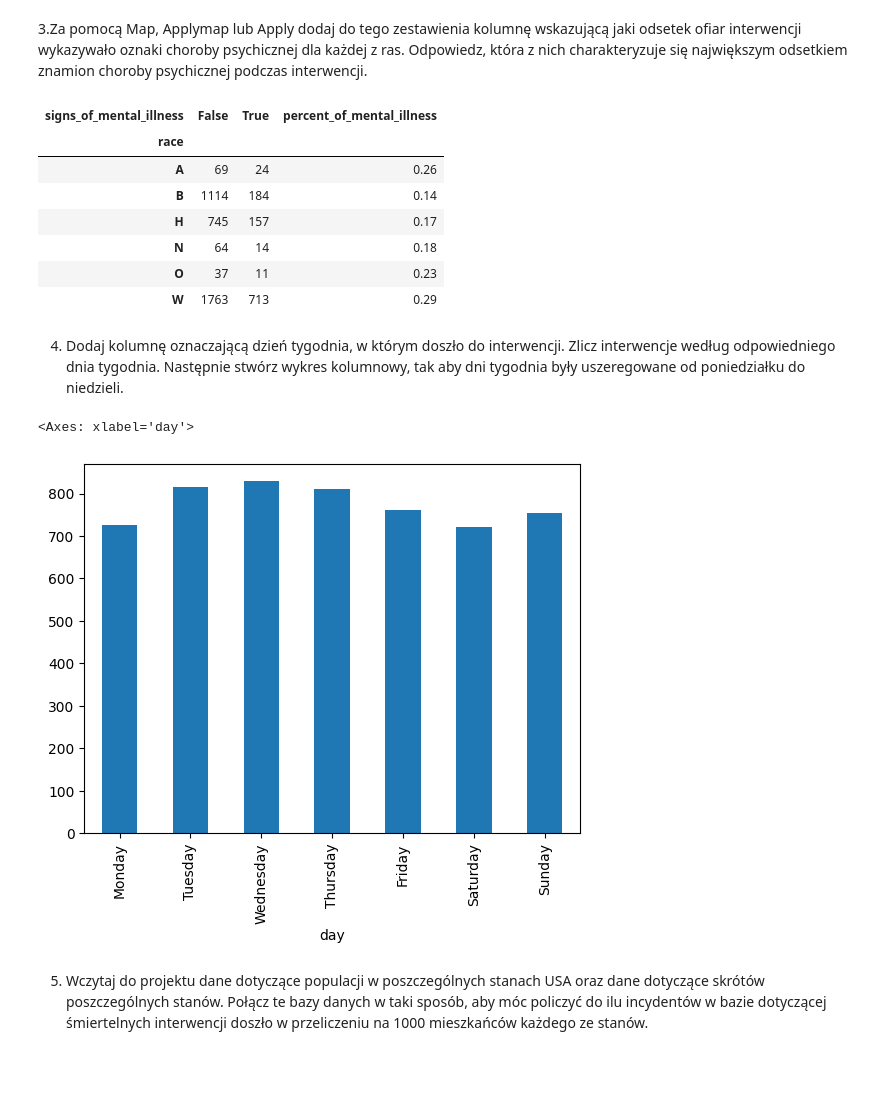
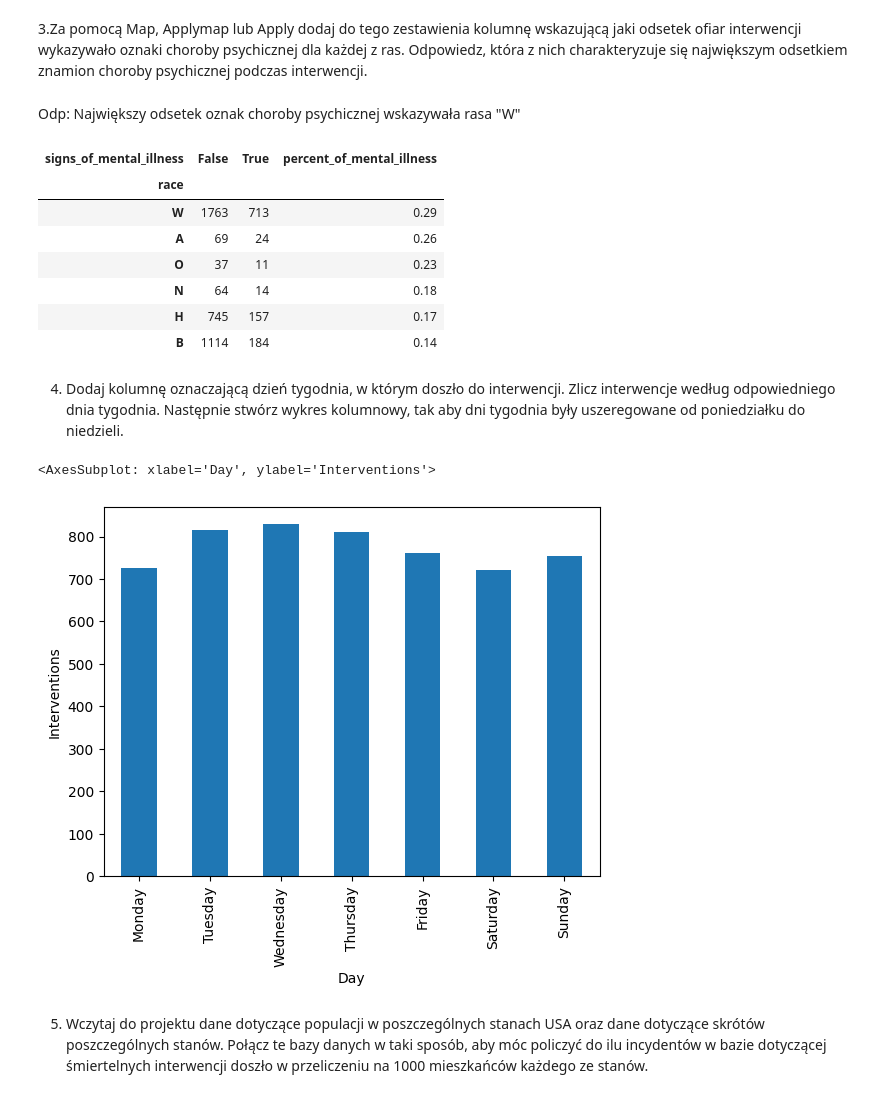
Before and after one commit to Margolka/Module_8_ch3, a Jupyter notebook: ex.ipynb, the cells around one changed output. Cells and saved outputs as stored; diff of their text form; code cells hidden in the pictures; blank space fills up the shorter version.

```diff
--- a/ex.ipynb
+++ b/ex.ipynb
@@ -36,29 +36,30 @@ illness_data
 | W | 1763 | 713 |
 # %% [markdown]
 3.Za pomocą Map, Applymap lub Apply dodaj do tego zestawienia kolumnę wskazującą jaki odsetek ofiar interwencji wykazywało oznaki choroby psychicznej dla każdej z ras. Odpowiedz, która z nich charakteryzuje się największym odsetkiem znamion choroby psychicznej podczas interwencji.
+# %% [markdown]
+Odp: Największy odsetek oznak choroby psychicznej wskazywała rasa "W"
 # %%
-illness_data['percent_of_mental_illness']=(illness_data[True]/illness_data.apply(sum,axis=1)).round(2)
-illness_data
+illness_data['percent_of_mental_illness']=(illness_data[True]/illness_data.sum(axis=1)).round(2)
+illness_data.sort_values(by='percent_of_mental_illness',ascending=False)
 # %% [output]
 | signs_of_mental_illness | False | True | percent_of_mental_illness |
 | race |  |  |  |
+| W | 1763 | 713 | 0.29 |
 | A | 69 | 24 | 0.26 |
+| O | 37 | 11 | 0.23 |
+| N | 64 | 14 | 0.18 |
+| H | 745 | 157 | 0.17 |
 | B | 1114 | 184 | 0.14 |
-| H | 745 | 157 | 0.17 |
-| N | 64 | 14 | 0.18 |
-| O | 37 | 11 | 0.23 |
-| W | 1763 | 713 | 0.29 |
 # %% [markdown]
 4. Dodaj kolumnę oznaczającą dzień tygodnia, w którym doszło do interwencji. Zlicz interwencje według odpowiedniego dnia tygodnia. Następnie stwórz wykres kolumnowy, tak aby dni tygodnia były uszeregowane od poniedziałku do niedzieli.
 # %%
 df['date'] = pd.to_datetime(df['date'])
 df['day']=df['date'].dt.day_name()
-df.head()
 count_days=df['day'].value_counts().reindex(['Monday', 'Tuesday', 'Wednesday', 'Thursday', 'Friday', 'Saturday', 'Sunday'])
-count_days.plot(kind='bar')
+count_days.plot(kind='bar',xlabel='Day',ylabel='Interventions')
 # %% [output]
-<Axes: xlabel='day'>
+<AxesSubplot: xlabel='Day', ylabel='Interventions'>
-[figure, old version]
+[figure, new version]
 # %% [markdown]
 5. Wczytaj do projektu dane dotyczące populacji w poszczególnych stanach USA oraz dane dotyczące skrótów poszczególnych stanów. Połącz te bazy danych w taki sposób, aby móc policzyć do ilu incydentów w bazie dotyczącej śmiertelnych interwencji doszło w przeliczeniu na 1000 mieszkańców każdego ze stanów.
 # %%
```
